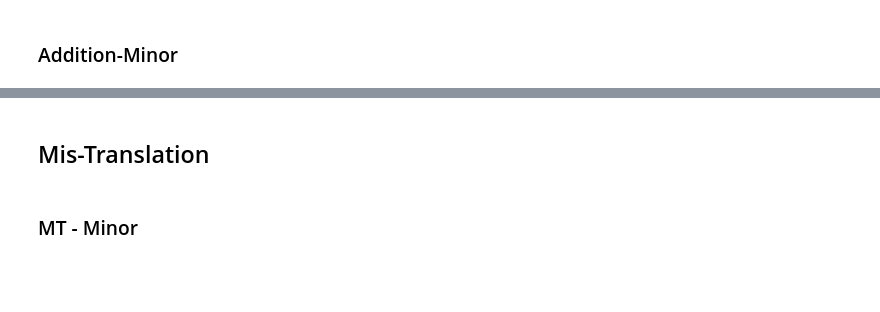
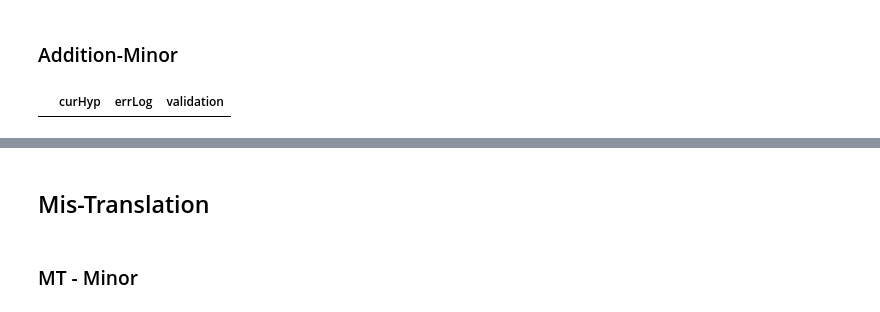
Before and after one commit to tjtmddnjswkd/capstone, a Jupyter notebook: 3_make_errors/e4_make_errors_all.ipynb, the cells around one changed output, grey strips where cells are left out. Drawn from its saved outputs; the diff is of its cells as text; code cells hidden in the pictures; blank space fills up the shorter version.

```diff
--- a/3_make_errors/e4_make_errors_all.ipynb
+++ b/3_make_errors/e4_make_errors_all.ipynb
@@ -546,5 +595,7 @@ df_maad.loc[who]
 # %% [markdown]
 ### Addition-Minor
+# %%
+amindex = random_index(df_maad.drop(index=dindex_dict["addition"]), 0.2, 234)
 # %%
 def ma_iter(df, ratio, seed):   #0.22 234
     df_t = copy_df(df)
@@ -559,18 +610,16 @@ def ma_iter(df, ratio, seed):   #0.22 234
         rand_idx = np.random.choice([i for i in range(len(sch))])
         random_dup = sch[rand_idx]
         conv_hyp=" ".join(sch[:rand_idx] + [random_dup] +sch[rand_idx:])
-        start = conv_hyp.find(random_dup) + len(random_dup) + 1
+        if rand_idx==0:
+            start = 0
+        else:
+            start = len(" ".join(sch[:rand_idx]))+1
 
-        result.loc[i, "tagLog"]["addition"] = random_dup
         result.loc[i, "curHyp"] = conv_hyp
         input_errors(result, i, "minor", start, random_dup, "addition")
 
-        try:
-            o_index = result.loc[i, "tagLog"]["omission"]
-            if o_index > start:
-                result.loc[i, "tagLog"]["omission"] += (len(random_dup)+1)
-        except:
-            pass
+        move_index(result, i, start, random_dup)
+        result.loc[i, "errLog"]["addition"] = {"start_idx": start, "text": random_dup}
 
     return convert_df(df, result)
 df_miter = ma_iter(df_maad, 0.2, 234)
@@ -580,3 +626,9 @@ df_miter = ma_iter(df_maad, 0.2, 234)
+# %%
+temp = check_memorize(df_miter.loc[amindex])
+ttp = temp.loc[temp.errLog.apply(lambda i: "addition" in i)]
+ttp.loc[ttp["errLog"].apply(lambda x: x["addition"]["text"]) != ttp["validation"].apply(lambda y: y["addition"])]
+# %% [output]
+|  | curHyp | errLog | validation |
 # %%
 check_idx(df_miter)
 # %% [output]
```
Also changed, not shown: parts of 35 cells of this notebook.
